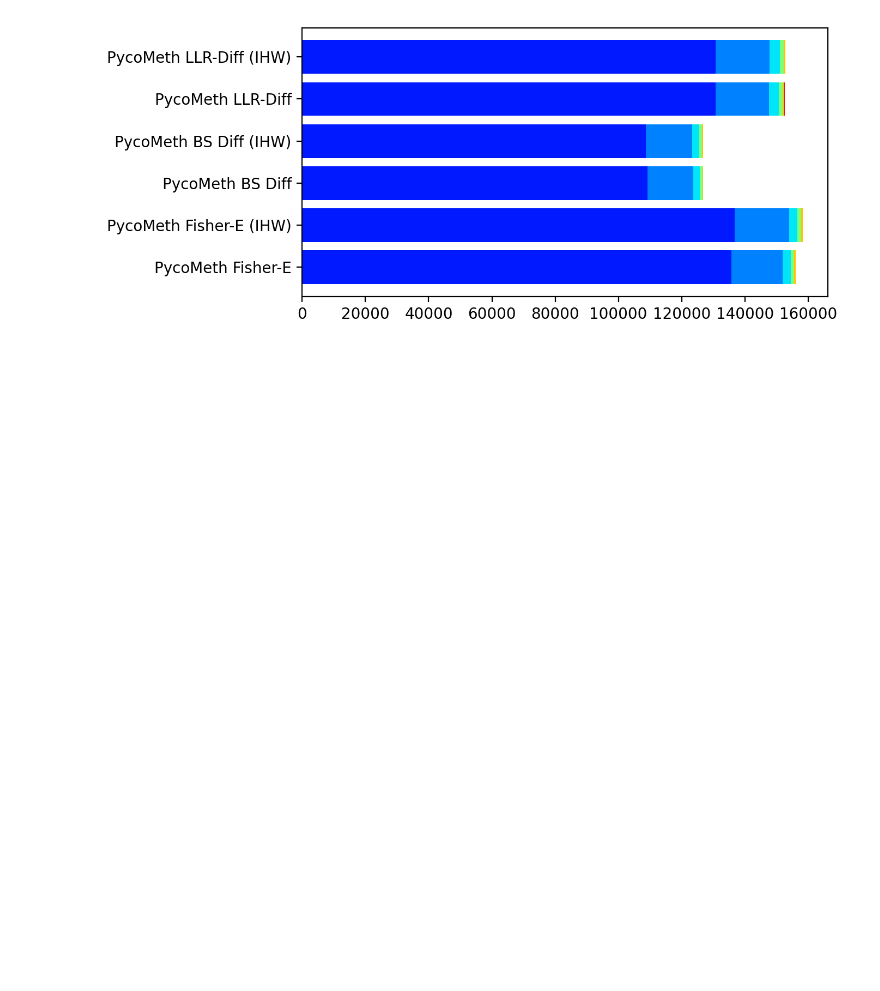
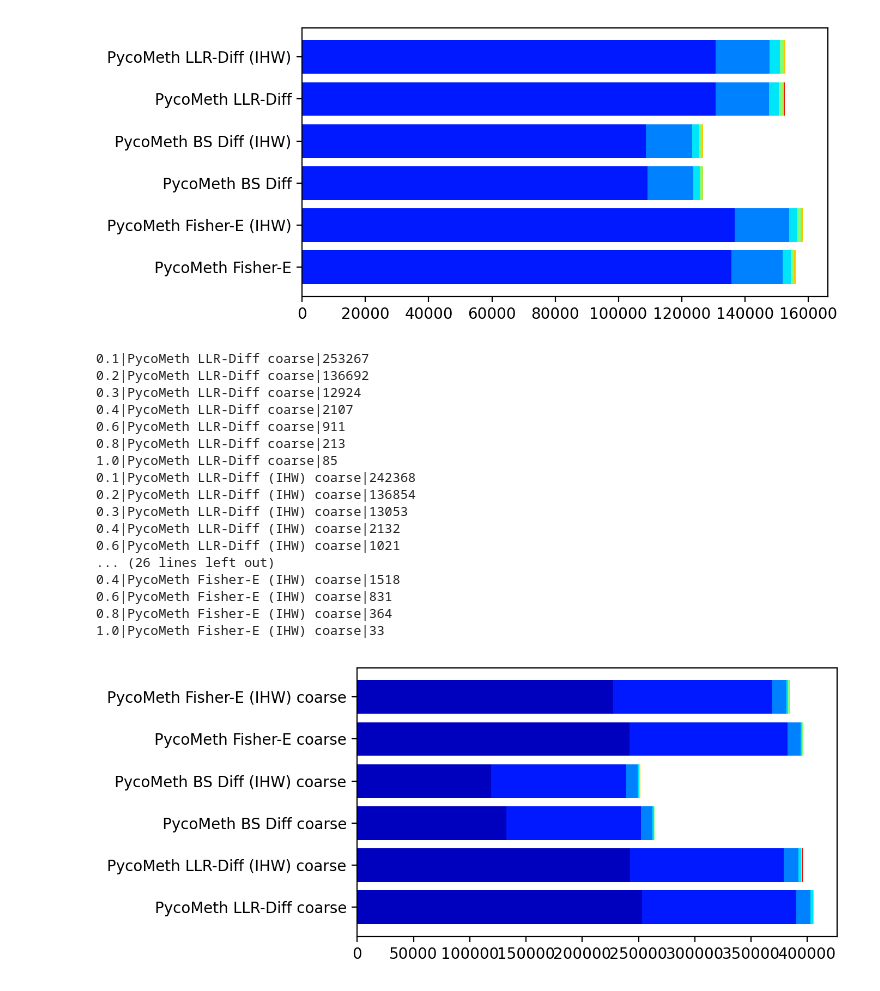
Before and after one commit to snajder-r/benchmark_meth5, a Jupyter notebook: notebooks/evaluate_giab_parents_results.ipynb, the cells around one changed output. Saved outputs shown, nothing was run; the diff lists cells and outputs as text; code cells hidden in the pictures; blank space fills up the shorter version.

```diff
--- a/notebooks/evaluate_giab_parents_results.ipynb
+++ b/notebooks/evaluate_giab_parents_results.ipynb
@@ -140,7 +140,8 @@ def plot_bar_diffmetcolored(x, key, diffmet_thresholds = [0.1, 0.2, 0.3, 0.4, 0.
     for thres in diffmet_thresholds:
         color = cmap((thres+last_thres)/2)
         idx = segments["diffmet"].map(lambda x: last_thres < abs(x) <= thres)
-        n = get_num_dmr_cpgs(key, additional_index=idx)
+        n = get_num_dmr_cpgs(key, additional_index=idx, min_diff=0.1)
+        print(f"{thres}|{key}|{n}")
         plt.barh(x, n, left=left, color=color)
         left += n
         last_thres = thres
@@ -224,3 +242,30 @@ with pa.open_multipage_pdf("hg003_hg004_diffmet_ihw_vs_no_ihw"):
     pa.saveandshow()
 # %% [output]
 [figure]
+# %%
+with pa.open_multipage_pdf("hg003_hg004_diffmet_pycometh"):
+    tools = ['PycoMeth Fisher-E (IHW) coarse', 'PycoMeth Fisher-E coarse', 'PycoMeth BS Diff (IHW) coarse', 'PycoMeth BS Diff coarse', 'PycoMeth LLR-Diff (IHW) coarse', 'PycoMeth LLR-Diff coarse'][::-1]
+    pa.figure(figsize=(7, 3))
+    for i, tool in enumerate(tools):
+        plot_bar_diffmetcolored(i, tool)
+    plt.yticks(np.arange(0, len(tools), 1), tools)
+    pa.saveandshow()
+# %% [output]
+0.1|PycoMeth LLR-Diff coarse|253267
+0.2|PycoMeth LLR-Diff coarse|136692
+0.3|PycoMeth LLR-Diff coarse|12924
+0.4|PycoMeth LLR-Diff coarse|2107
+0.6|PycoMeth LLR-Diff coarse|911
+0.8|PycoMeth LLR-Diff coarse|213
+1.0|PycoMeth LLR-Diff coarse|85
+0.1|PycoMeth LLR-Diff (IHW) coarse|242368
+0.2|PycoMeth LLR-Diff (IHW) coarse|136854
+0.3|PycoMeth LLR-Diff (IHW) coarse|13053
+0.4|PycoMeth LLR-Diff (IHW) coarse|2132
+0.6|PycoMeth LLR-Diff (IHW) coarse|1021
+... (26 lines left out)
+0.4|PycoMeth Fisher-E (IHW) coarse|1518
+0.6|PycoMeth Fisher-E (IHW) coarse|831
+0.8|PycoMeth Fisher-E (IHW) coarse|364
+1.0|PycoMeth Fisher-E (IHW) coarse|33
+[figure, added]
```
Also changed, not shown: parts of 7 cells of this notebook, 7 other files.
